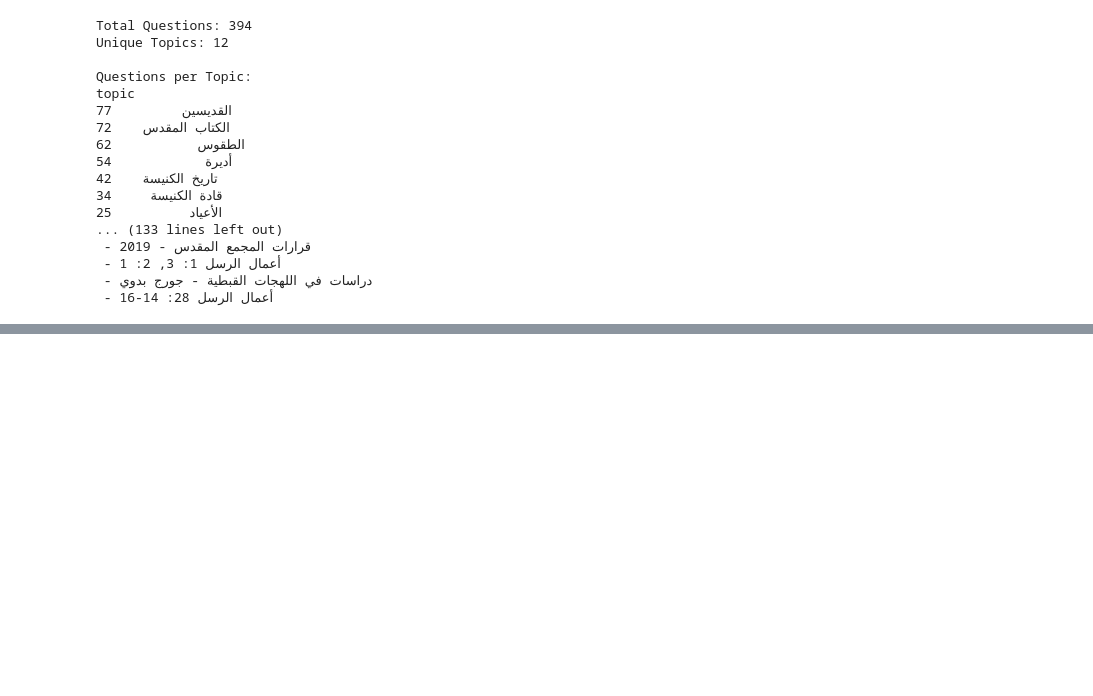
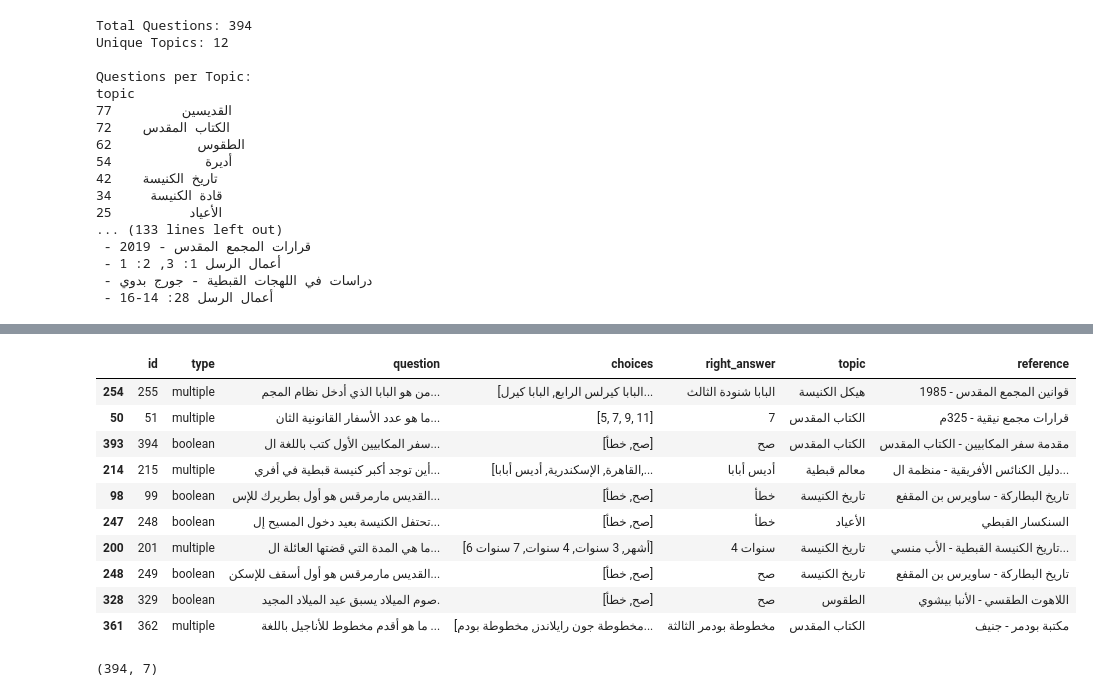
Before and after one commit to Giovanni-2010/quiz_app, a Jupyter notebook: data/questions_info.ipynb, the cells around one changed output, grey strips where cells are left out. Saved outputs shown, nothing was run; the diff lists cells and outputs as text; code cells hidden in the pictures; blank space fills up the shorter version.

```diff
--- a/data/questions_info.ipynb
+++ b/data/questions_info.ipynb
@@ -80,0 +81,27 @@ memory usage: 32.7+ KB
+# %%
+df = df.replace({'True': 'صح', 'False': 'خطأ'})
+# %%
+def translate_list(row):
+    if row['type'] == 'boolean':
+        row['choices'] = ['صح', 'خطأ']
+    return row
+# %%
+df = df.apply(translate_list, axis=1)
+# %%
+df.sample(10)
+# %% [output]
+|  | id | type | question | choices | right_answer | topic | reference |
+| 254 | 255 | multiple | من هو البابا الذي أدخل نظام المجم... | [البابا كيرلس الرابع, البابا كيرل... | البابا شنودة الثالث | هيكل الكنيسة | قوانين المجمع المقدس - 1985 |
+| 50 | 51 | multiple | ما هو عدد الأسفار القانونية الثان... | [5, 7, 9, 11] | 7 | الكتاب المقدس | قرارات مجمع نيقية - 325م |
+| 393 | 394 | boolean | سفر المكابيين الأول كتب باللغة ال... | [صح, خطأ] | صح | الكتاب المقدس | مقدمة سفر المكابيين - الكتاب المقدس |
+| 214 | 215 | multiple | أين توجد أكبر كنيسة قبطية في أفري... | [القاهرة, الإسكندرية, أديس أبابا,... | أديس أبابا | معالم قبطية | دليل الكنائس الأفريقية - منظمة ال... |
+| 98 | 99 | boolean | القديس مارمرقس هو أول بطريرك للإس... | [صح, خطأ] | خطأ | تاريخ الكنيسة | تاريخ البطاركة - ساويرس بن المقفع |
+| 247 | 248 | boolean | تحتفل الكنيسة بعيد دخول المسيح إل... | [صح, خطأ] | خطأ | الأعياد | السنكسار القبطي |
+| 200 | 201 | multiple | ما هي المدة التي قضتها العائلة ال... | [6 أشهر, 3 سنوات, 4 سنوات, 7 سنوات] | 4 سنوات | تاريخ الكنيسة | تاريخ الكنيسة القبطية - الأب منسي... |
+| 248 | 249 | boolean | القديس مارمرقس هو أول أسقف للإسكن... | [صح, خطأ] | صح | تاريخ الكنيسة | تاريخ البطاركة - ساويرس بن المقفع |
+| 328 | 329 | boolean | صوم الميلاد يسبق عيد الميلاد المجيد. | [صح, خطأ] | صح | الطقوس | اللاهوت الطقسي - الأنبا بيشوي |
+| 361 | 362 | multiple | ما هو أقدم مخطوط للأناجيل باللغة ... | [مخطوطة جون رايلاندز, مخطوطة بودم... | مخطوطة بودمر الثالثة | الكتاب المقدس | مكتبة بودمر - جنيف |
+# %%
+df.shape
+# %% [output]
+(394, 7)
```
Also changed, not shown: parts of 4 cells of this notebook, 10 other files.
